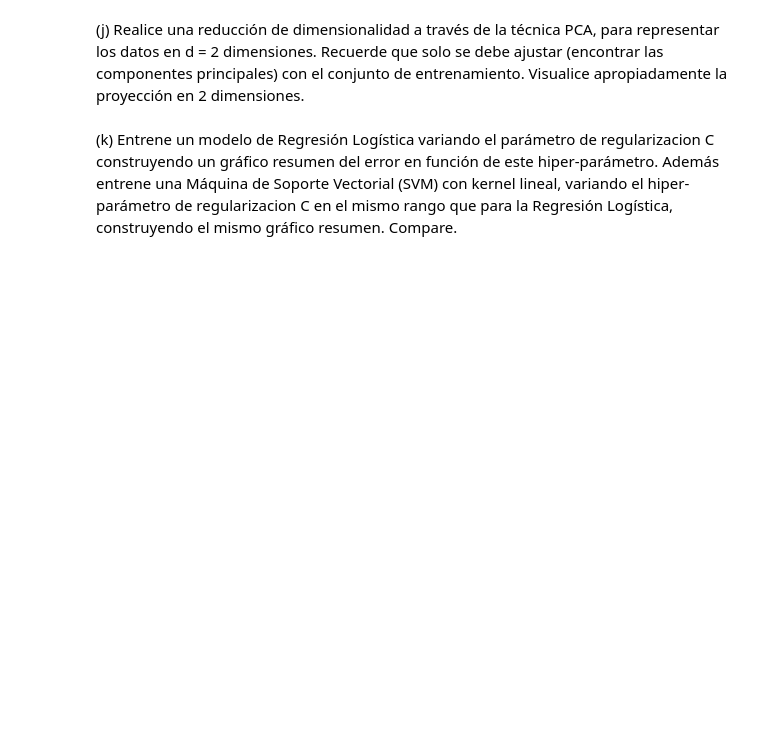
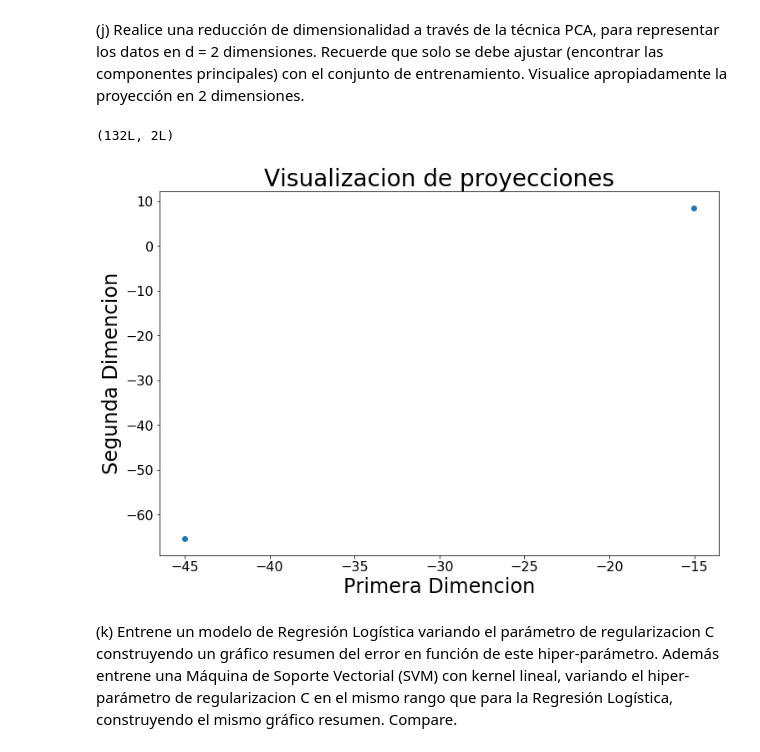
Before and after one commit to AlfredoAlfi/MachineLearning2, a Jupyter notebook: Tarea2_Machine_Learning.ipynb, the cells around one changed output. Drawn from its saved outputs; the diff is of its cells as text; code cells hidden in the pictures; blank space fills up the shorter version.

```diff
--- a/Tarea2_Machine_Learning.ipynb
+++ b/Tarea2_Machine_Learning.ipynb
@@ -286,10 +400,24 @@ conjunto de entrenamiento. Visualice apropiadamente la proyección en 2 dimensio
 # %%
 from sklearn.decomposition import PCA
 d=2
 pca_model = PCA(n_components=d)
 pca_model.fit(X_train)
 X_pca_train = pca_model.transform(X_train)
 X_pca_test = pca_model.transform(X_test)
+
+print(X_pca_train.shape)
+
+import matplotlib.pylab as plt
+plt.figure(figsize=(12,8),facecolor='1.0')
+plt.scatter(X_pca_train[:][0],X_pca_train[:][1])
+plt.title("Visualizacion de proyecciones", size=28)
+plt.xlabel("Primera Dimencion", size=24)
+plt.ylabel("Segunda Dimencion", size=24)
+plt.tick_params(labelsize=16)
+plt.show()
+# %% [output]
+(132L, 2L)
+[figure, added]
 # %% [markdown]
 <p>(k) Entrene un modelo de Regresión Logística variando el parámetro de regularizacion C construyendo un
 gráfico resumen del error en función de este hiper-parámetro. Además entrene una Máquina de Soporte
```
Also changed, not shown: parts of 53 cells of this notebook.
